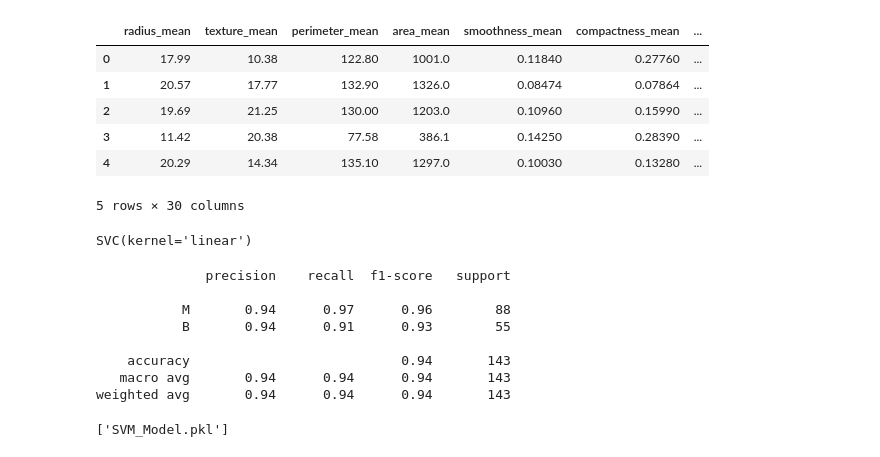
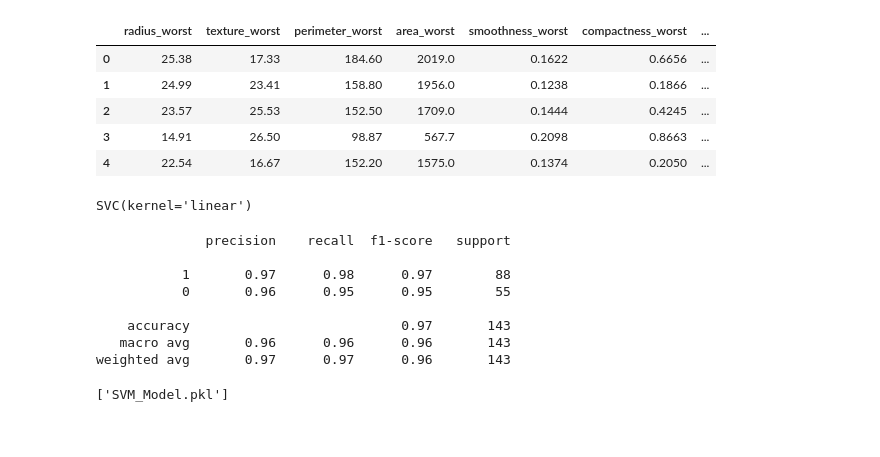
Before and after one commit to JoeyForgetabbait/Breast-Cancer-Tumor-Characterization-Predict-Tool, a Jupyter notebook: Training_Model_Codes/SVM_Model.ipynb, the cells around one changed output. Drawn from its saved outputs; the diff is of its cells as text; code cells hidden in the pictures.

Commit message:
Reduced columns in SVM_Model code and added model file

```diff
--- a/Training_Model_Codes/SVM_Model.ipynb
+++ b/Training_Model_Codes/SVM_Model.ipynb
@@ -29,0 +10,9 @@ target_names = ["M", "B"]
+# %%
+df = pd.read_csv("Resources/data.csv")
+
+keyword = 'worst'
+columns_to_keep = [col for col in df.columns if keyword in col]
+
+final_df = df[columns_to_keep]
+final_df['diagnosis'] = df['diagnosis']
+final_df
@@ -29,0 +38,3 @@ target_names = ["M", "B"]
+# %%
+final_df = pd.get_dummies(final_df, columns=['diagnosis'], dtype=int)
+final_df
@@ -30,14 +58,13 @@ target_names = ["M", "B"]
 # %%
-features_data = df.drop("diagnosis", axis=1)
+features_data = final_df.drop(["diagnosis_B", "diagnosis_M"], axis=1)
 feature_names = features_data.columns
 features_data.head()
 # %% [output]
-|  | radius_mean | texture_mean | perimeter_mean | area_mean | smoothness_mean | compactness_mean | ... |
-| 0 | 17.99 | 10.38 | 122.80 | 1001.0 | 0.11840 | 0.27760 | ... |
-| 1 | 20.57 | 17.77 | 132.90 | 1326.0 | 0.08474 | 0.07864 | ... |
-| 2 | 19.69 | 21.25 | 130.00 | 1203.0 | 0.10960 | 0.15990 | ... |
-| 3 | 11.42 | 20.38 | 77.58 | 386.1 | 0.14250 | 0.28390 | ... |
-| 4 | 20.29 | 14.34 | 135.10 | 1297.0 | 0.10030 | 0.13280 | ... |
+|  | radius_worst | texture_worst | perimeter_worst | area_worst | smoothness_worst | compactness_worst | ... |
+| 0 | 25.38 | 17.33 | 184.60 | 2019.0 | 0.1622 | 0.6656 | ... |
+| 1 | 24.99 | 23.41 | 158.80 | 1956.0 | 0.1238 | 0.1866 | ... |
+| 2 | 23.57 | 25.53 | 152.50 | 1709.0 | 0.1444 | 0.4245 | ... |
+| 3 | 14.91 | 26.50 | 98.87 | 567.7 | 0.2098 | 0.8663 | ... |
+| 4 | 22.54 | 16.67 | 152.20 | 1575.0 | 0.1374 | 0.2050 | ... |
-5 rows × 30 columns
 # %%
 X_train, X_test, y_train, y_test = train_test_split(features_data, target, random_state=1)
@@ -47,18 +84,18 @@ model.fit(X_train, y_train)
 # %% [output]
 SVC(kernel='linear')
 # %%
-predictions = model.predict(X_test)
+predictions = model.predict(X_test_scaled)
 print(classification_report(y_test, predictions,
                             target_names=target_names))
 # %% [output]
               precision    recall  f1-score   support
 
-           M       0.94      0.97      0.96        88
-           B       0.94      0.91      0.93        55
+           1       0.97      0.98      0.97        88
+           0       0.96      0.95      0.95        55
 
-    accuracy                           0.94       143
-   macro avg       0.94      0.94      0.94       143
-weighted avg       0.94      0.94      0.94       143
+    accuracy                           0.97       143
+   macro avg       0.96      0.96      0.96       143
+weighted avg       0.97      0.97      0.96       143
 # %%
 joblib.dump(model, 'SVM_Model.pkl')
 # %% [output]
```
Also changed, not shown: parts of 8 cells of this notebook, 1 other file.
